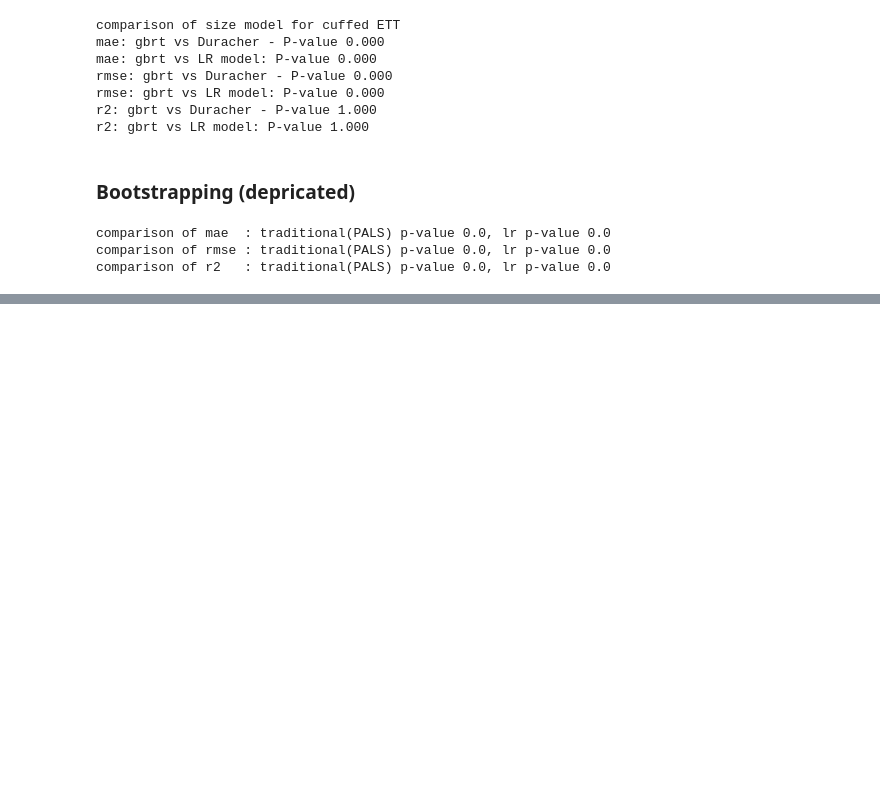
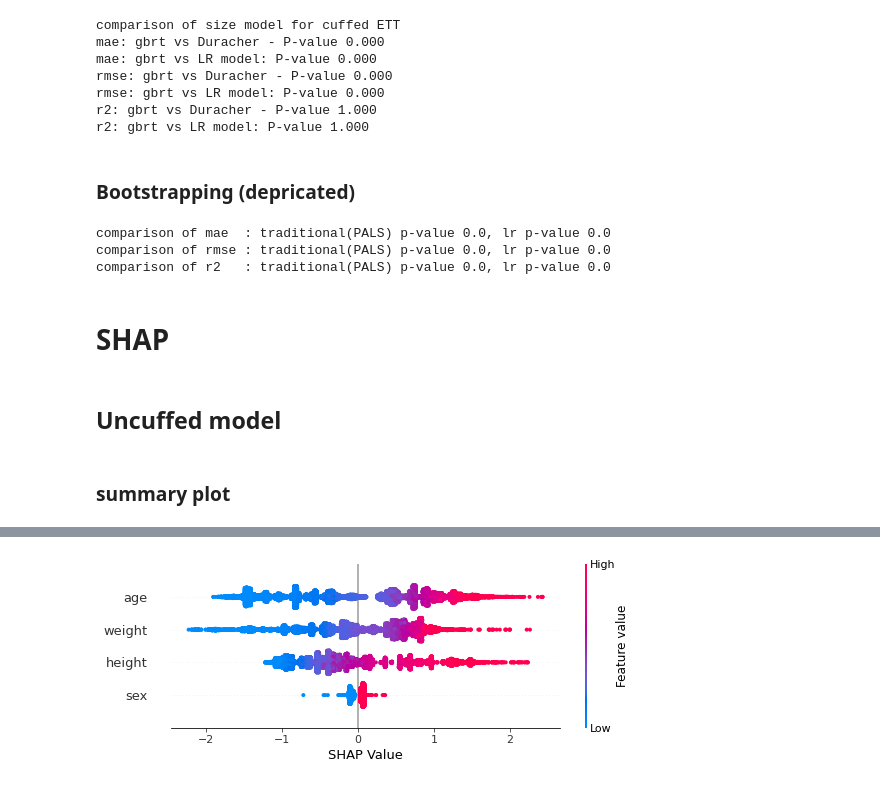
Before and after one commit to Hyeonsik/ETT, a Jupyter notebook: code_depth.ipynb, the cells around one changed output, grey strips where cells are left out. Drawn from its saved outputs; the diff is of its cells as text; code cells hidden in the pictures; blank space fills up the shorter version.

Commit message:
revision1_2308

```diff
--- a/code_depth.ipynb
+++ b/code_depth.ipynb
@@ -1073,3 +1073,36 @@ print(f'comparison of r2   : traditional(PALS) p-value {p3_trad1/runs}, lr p-val
 comparison of mae  : traditional(PALS) p-value 0.0, lr p-value 0.0
 comparison of rmse : traditional(PALS) p-value 0.0, lr p-value 0.0
 comparison of r2   : traditional(PALS) p-value 0.0, lr p-value 0.0
+# %% [markdown]
+# SHAP
+# %% [markdown]
+## Uncuffed model
+# %% [markdown]
+### summary plot
+# %%
+import xgboost as xgb
+import shap
+import matplotlib.pyplot as plt
+
+# Gradient-boosted regression tree model
+gbrt_uncuff = xgb.XGBRegressor()
+gbrt_uncuff.load_model('result/revision1/depth/mae-0.706_rmse-0.884_r20.831_gbrt_uncuff_10nfold/model.model')
+
+shap.initjs()
+explainer = shap.TreeExplainer(gbrt_uncuff)
+shap_values = explainer.shap_values(xgb.DMatrix(x_uncuff_train))
+
+
+INPUT_VARS = ['age', 'sex', 'weight','height']
+
+X_train = pd.DataFrame(x_uncuff_train, columns=INPUT_VARS)
+
+fig = plt.figure(figsize=(12,8))
+fig.set_facecolor('white')
+ax = fig.add_subplot()
+shap.summary_plot(shap_values, X_train, show=False)
+ax.set_xlabel('SHAP Value')
+#ax.set_title('SHAP Dot Plot', fontsize=20)
+plt.savefig("figures/Suppl_Fig1_c_depth_uncuff_SHAP.png", dpi=600)
+plt.show()
+# %% [output]
@@ -1075,0 +1110 @@ comparison of r2   : traditional(PALS) p-value 0.0, lr p-value 0.0
+[figure, added]
```
Also changed, not shown: parts of 9 cells of this notebook, 34 other files.
